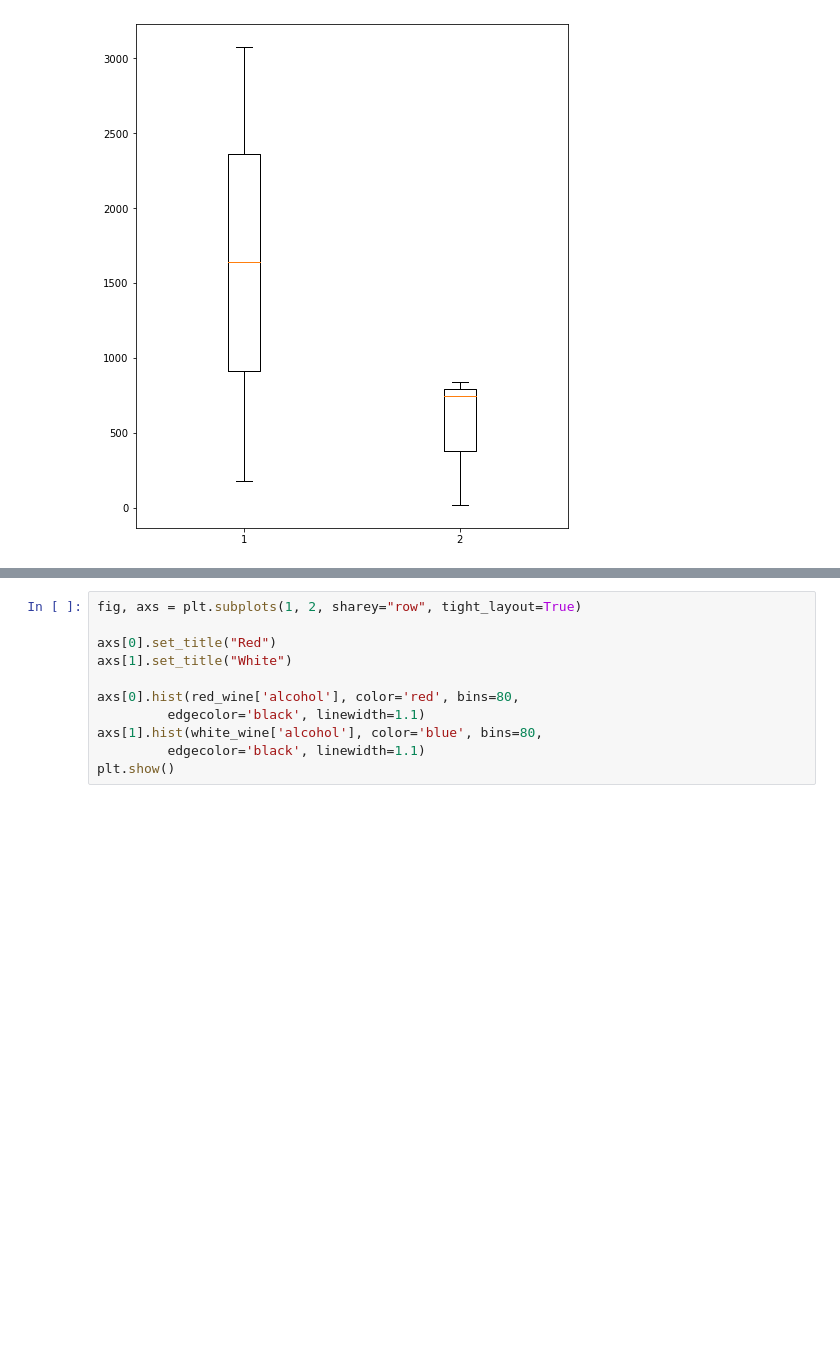
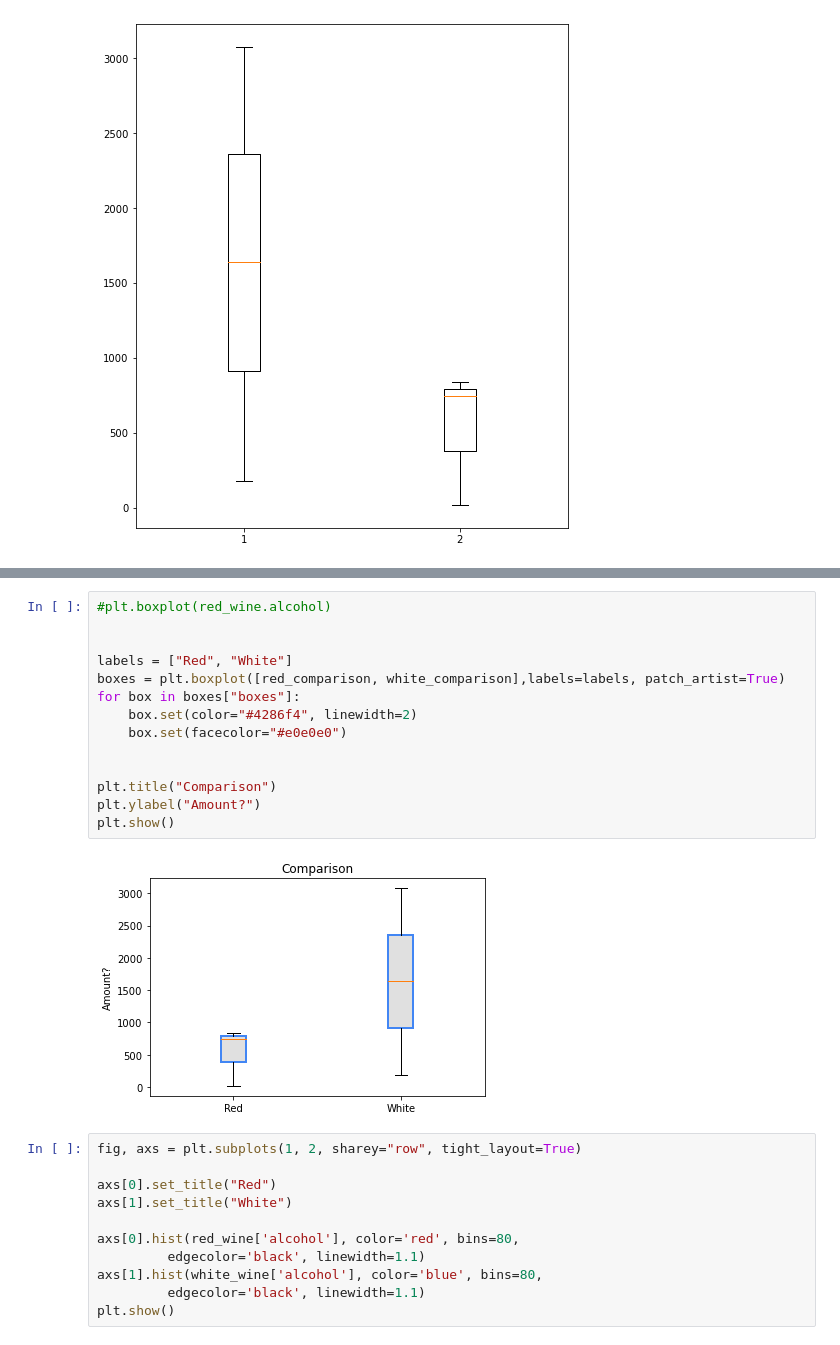
Before and after one commit to movifu1982/EDA---Wine-Project, a Jupyter notebook: EDA.ipynb, the cells around one changed output, grey strips where cells are left out. Cells and saved outputs as stored; diff of their text form; blank space fills up the shorter version.

```diff
--- a/EDA.ipynb
+++ b/EDA.ipynb
@@ -185,3 +185,19 @@ plt.show()
+# %%
+#plt.boxplot(red_wine.alcohol)
+
+
+labels = ["Red", "White"]
+boxes = plt.boxplot([red_comparison, white_comparison],labels=labels, patch_artist=True)
+for box in boxes["boxes"]:
+    box.set(color="#4286f4", linewidth=2)
+    box.set(facecolor="#e0e0e0")
+
+
+plt.title("Comparison")
+plt.ylabel("Amount?")
+plt.show()
+# %% [output]
+[figure, added]
 # %%
 fig, axs = plt.subplots(1, 2, sharey="row", tight_layout=True)
 
```
Also changed, not shown: parts of 6 cells of this notebook.
